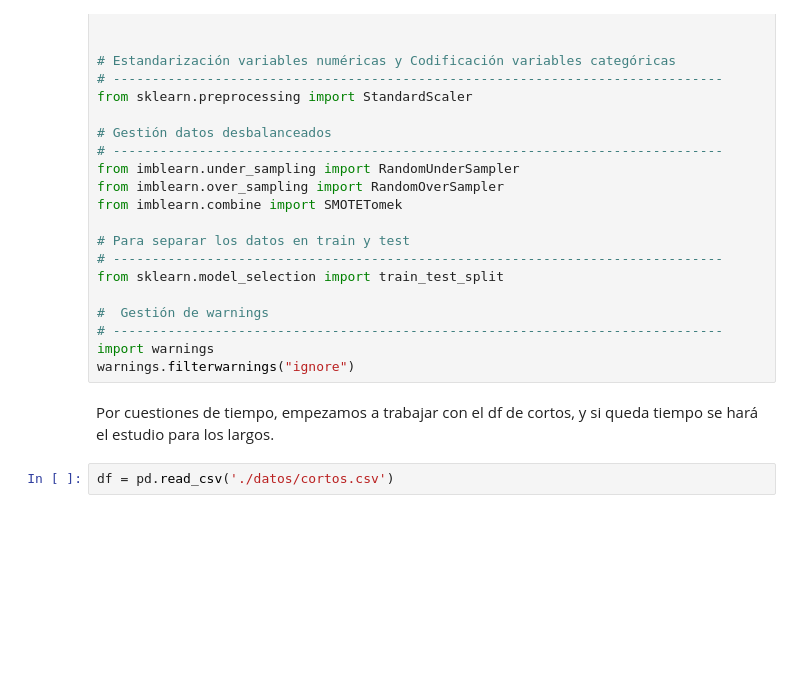
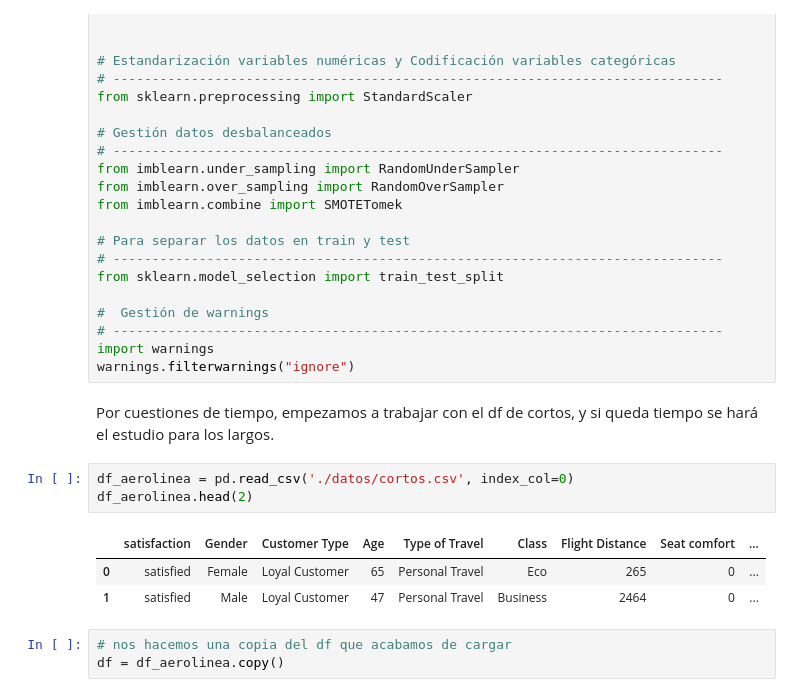
Before and after one commit to Adalab/DA-promo-b-modulo-3-sprint-1-Paula-Yadira, a Jupyter notebook: Regresión logistica/II-pair-programming-Preprocesado.ipynb, the cells around one changed output. Drawn from its saved outputs; the diff is of its cells as text; blank space fills up the shorter version.

```diff
--- a/Regresión logistica/II-pair-programming-Preprocesado.ipynb
+++ b/Regresión logistica/II-pair-programming-Preprocesado.ipynb
@@ -32,4 +32,12 @@ warnings.filterwarnings("ignore")
 # %% [markdown]
 Por cuestiones de tiempo, empezamos a trabajar con el df de cortos, y si queda tiempo se hará el estudio para los largos.
 # %%
-df = pd.read_csv('./datos/cortos.csv')
+df_aerolinea = pd.read_csv('./datos/cortos.csv', index_col=0)
+df_aerolinea.head(2)
+# %% [output]
+|  | satisfaction | Gender | Customer Type | Age | Type of Travel | Class | Flight Distance | Seat comfort | ... |
+| 0 | satisfied | Female | Loyal Customer | 65 | Personal Travel | Eco | 265 | 0 | ... |
+| 1 | satisfied | Male | Loyal Customer | 47 | Personal Travel | Business | 2464 | 0 | ... |
+# %%
+# nos hacemos una copia del df que acabamos de cargar
+df = df_aerolinea.copy()
```
Also changed, not shown: parts of 25 cells of this notebook, 3 other files.
